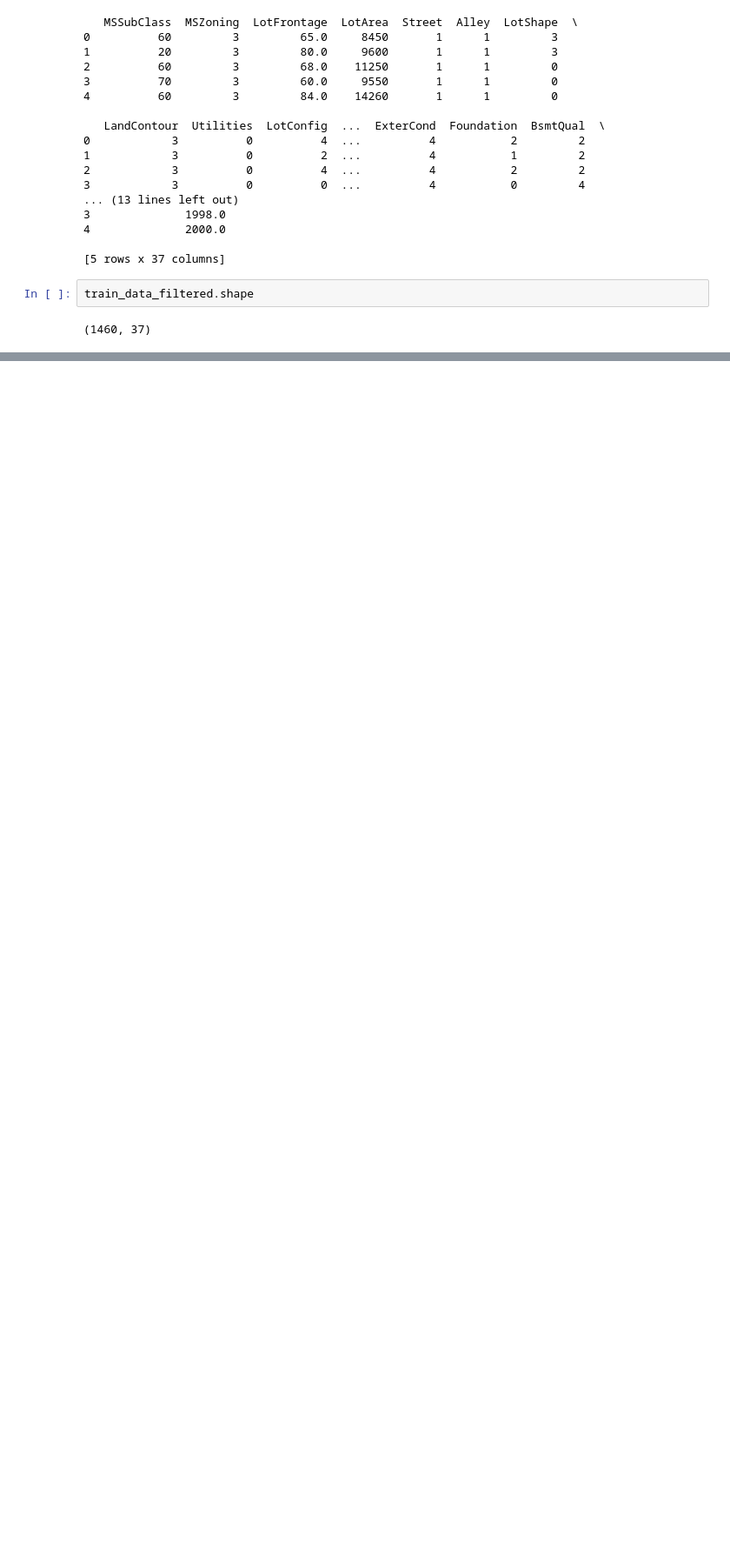
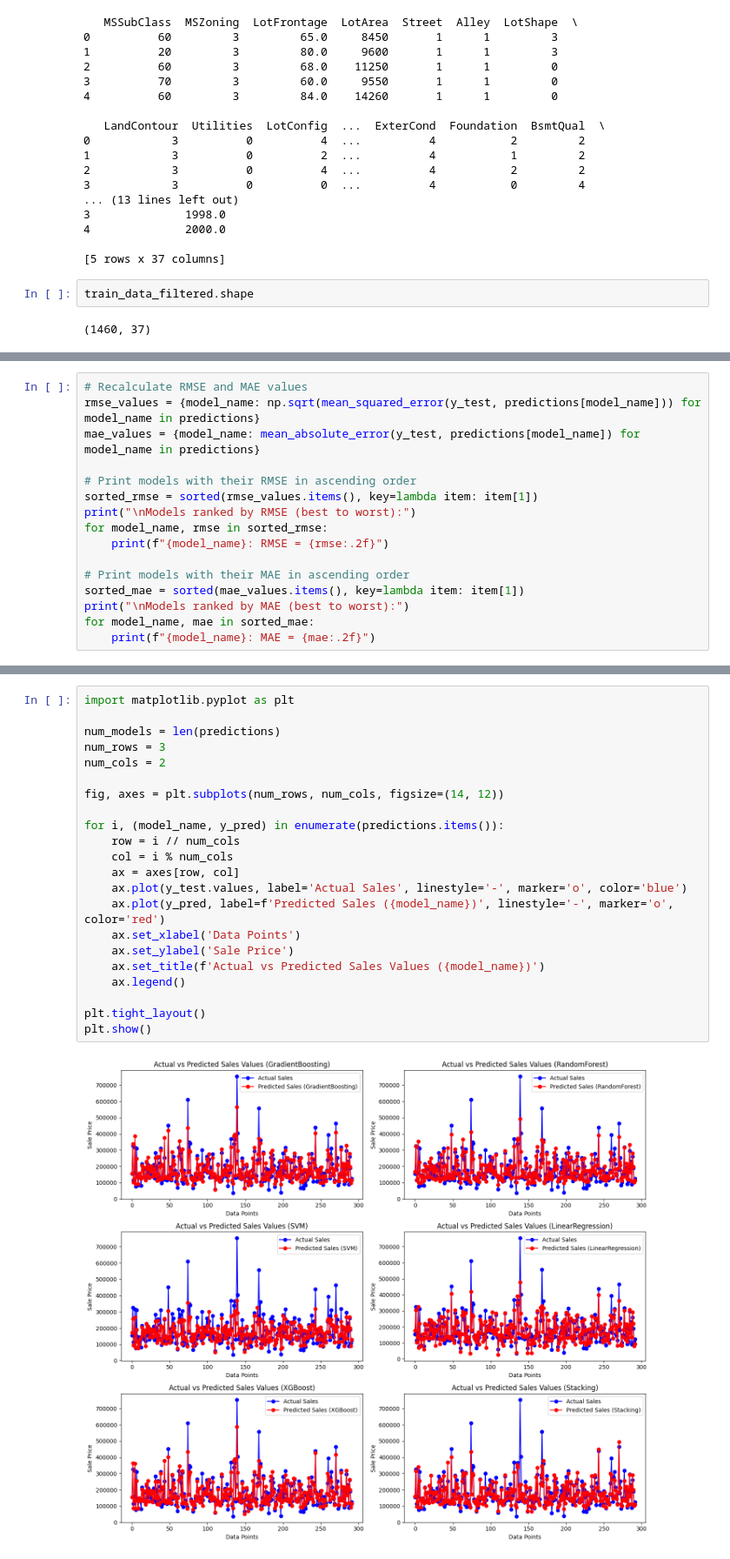
Before and after one commit to Faizanealiqazi/HousePricePrediction, a Jupyter notebook: House_Price_Prediction_ML.ipynb, the cells around one changed output, grey strips where cells are left out. Shown at 87% size. Saved outputs shown, nothing was run; the diff lists cells and outputs as text; blank space fills up the shorter version.

```diff
--- a/House_Price_Prediction_ML.ipynb
+++ b/House_Price_Prediction_ML.ipynb
@@ -839,0 +638,16 @@ The difference in cohesion values for all three algorithms is small which indica
+# %%
+# Recalculate RMSE and MAE values
+rmse_values = {model_name: np.sqrt(mean_squared_error(y_test, predictions[model_name])) for model_name in predictions}
+mae_values = {model_name: mean_absolute_error(y_test, predictions[model_name]) for model_name in predictions}
+
+# Print models with their RMSE in ascending order
+sorted_rmse = sorted(rmse_values.items(), key=lambda item: item[1])
+print("\nModels ranked by RMSE (best to worst):")
+for model_name, rmse in sorted_rmse:
+    print(f"{model_name}: RMSE = {rmse:.2f}")
+
+# Print models with their MAE in ascending order
+sorted_mae = sorted(mae_values.items(), key=lambda item: item[1])
+print("\nModels ranked by MAE (best to worst):")
+for model_name, mae in sorted_mae:
+    print(f"{model_name}: MAE = {mae:.2f}")
@@ -839,0 +670,24 @@ The difference in cohesion values for all three algorithms is small which indica
+# %%
+import matplotlib.pyplot as plt
+
+num_models = len(predictions)
+num_rows = 3
+num_cols = 2
+
+fig, axes = plt.subplots(num_rows, num_cols, figsize=(14, 12))
+
+for i, (model_name, y_pred) in enumerate(predictions.items()):
+    row = i // num_cols
+    col = i % num_cols
+    ax = axes[row, col]
+    ax.plot(y_test.values, label='Actual Sales', linestyle='-', marker='o', color='blue')
+    ax.plot(y_pred, label=f'Predicted Sales ({model_name})', linestyle='-', marker='o', color='red')
+    ax.set_xlabel('Data Points')
+    ax.set_ylabel('Sale Price')
+    ax.set_title(f'Actual vs Predicted Sales Values ({model_name})')
+    ax.legend()
+
+plt.tight_layout()
+plt.show()
+# %% [output]
+[figure, added]
```
Also changed, not shown: parts of 17 cells of this notebook.
